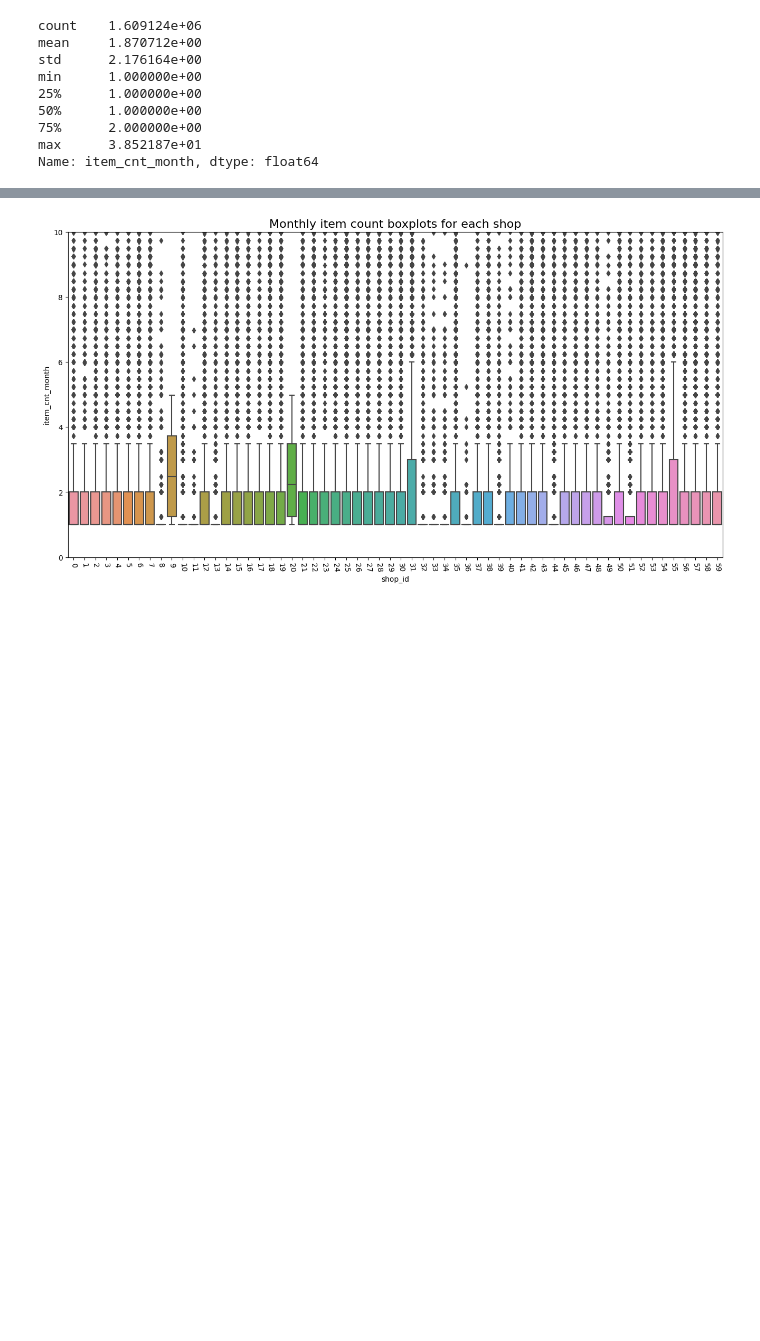
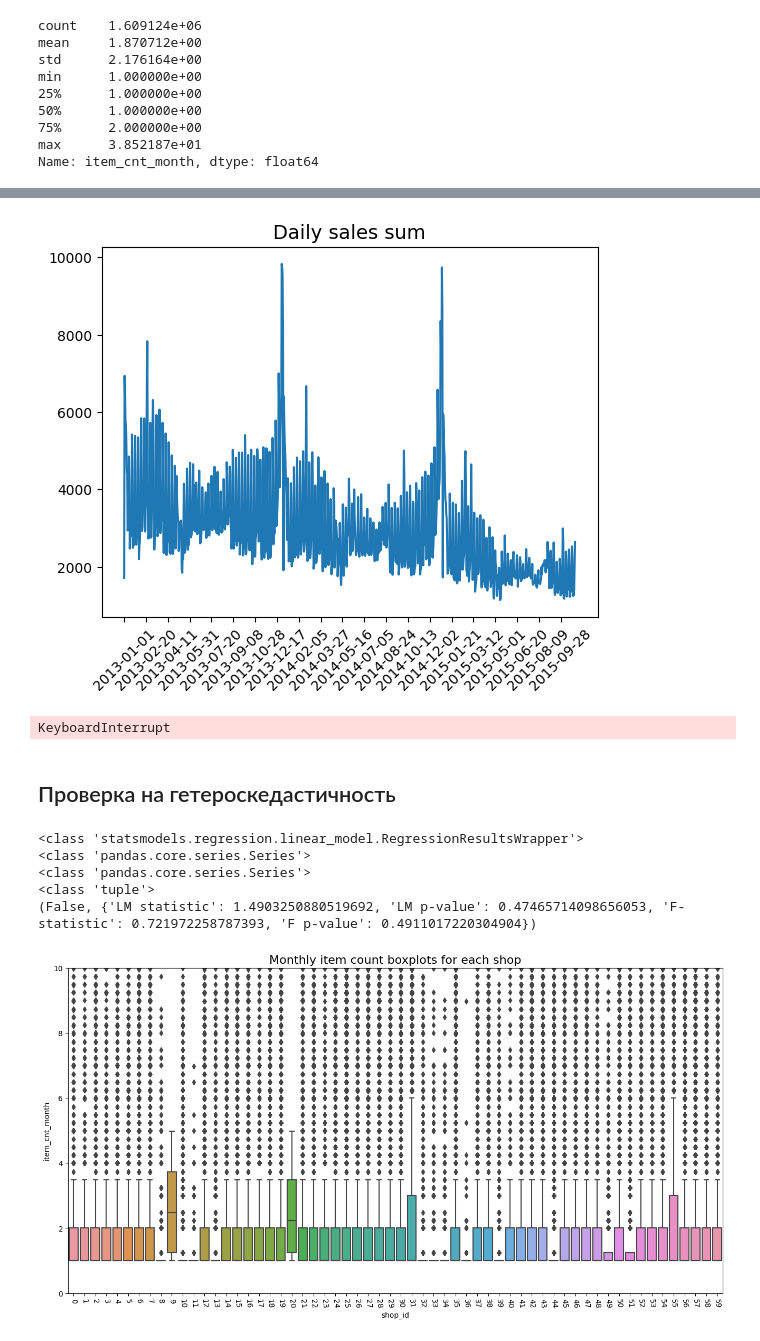
Before and after one commit to toshk9/PredictFutureSales, a Jupyter notebook: notebooks/dqc_etl.ipynb, the cells around one changed output, grey strips where cells are left out. Drawn from its saved outputs; the diff is of its cells as text; code cells hidden in the pictures; blank space fills up the shorter version.

```diff
--- a/notebooks/dqc_etl.ipynb
+++ b/notebooks/dqc_etl.ipynb
@@ -427,0 +461,17 @@ Name: item_cnt_month, dtype: float64
+# %%
+plt.plot(daily_sales_sum.date, daily_sales_sum.item_cnt_day)
+plt.title("Daily sales sum", fontsize=14)
+plt.xticks(daily_sales_sum["date"][::50], rotation=45)
+plt.show()
+# %% [output]
+[figure, added]
+# %%
+plt.figure(figsize=(25,10))
+plt.plot(monthly_sales.month, monthly_sales.item_cnt_month)
+plt.title("Monthly sales", fontsize=14)
+plt.xticks(monthly_sales["month"], rotation=45)
+plt.show()
+# %% [output]
+KeyboardInterrupt
+# %% [markdown]
+## Проверка на гетероскедастичность
@@ -427,0 +506,10 @@ Name: item_cnt_month, dtype: float64
+# %%
+hr = heterosked_check(sales_train[:50], ["shop_id", "item_id"], "item_cnt_day")
+
+print(hr)
+# %% [output]
+<class 'statsmodels.regression.linear_model.RegressionResultsWrapper'>
+<class 'pandas.core.series.Series'>
+<class 'pandas.core.series.Series'>
+<class 'tuple'>
+(False, {'LM statistic': 1.4903250880519692, 'LM p-value': 0.47465714098656053, 'F-statistic': 0.721972258787393, 'F p-value': 0.4911017220304904})
```
Also changed, not shown: parts of 15 cells of this notebook.
